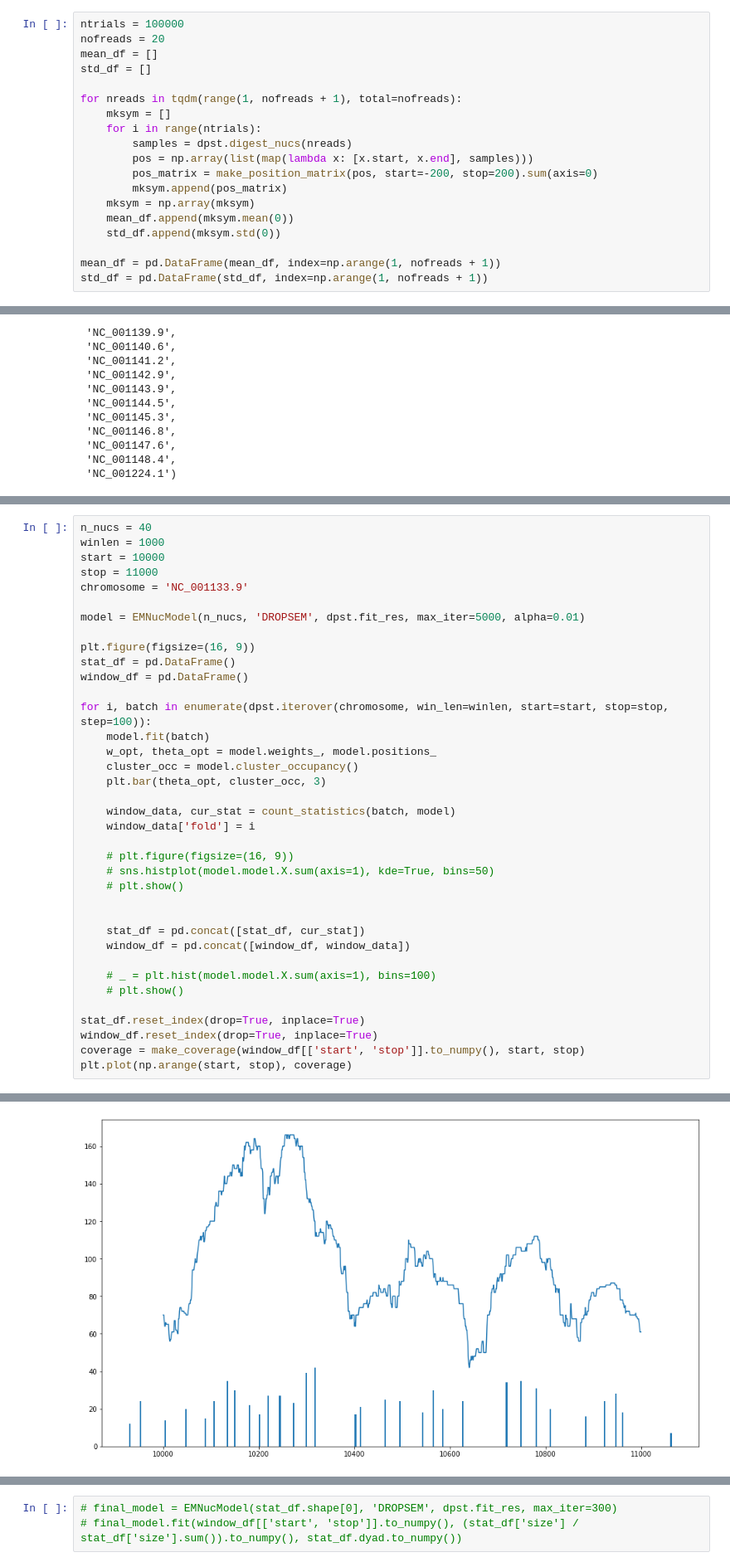
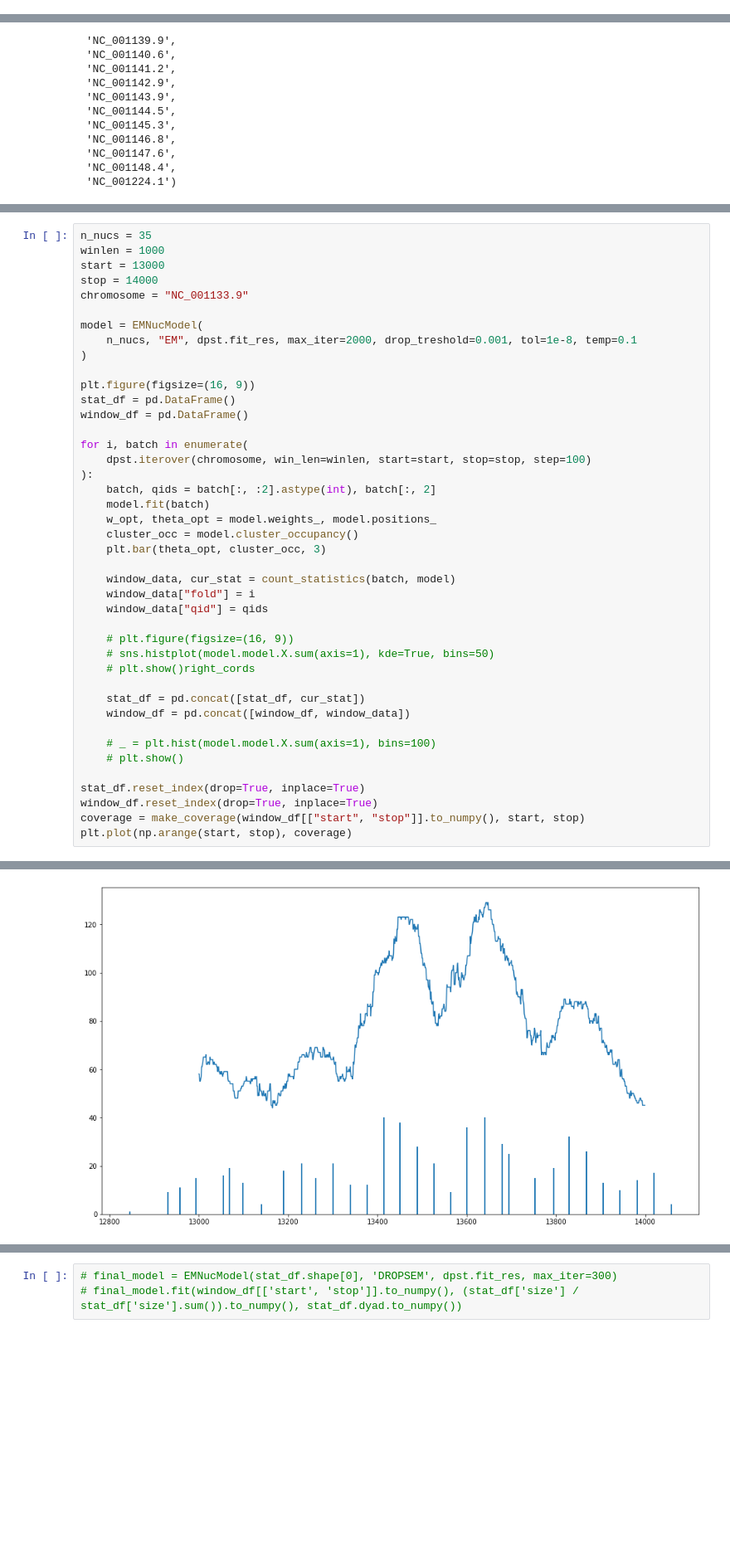
Before and after one commit to intbio/NucDPosIT, a Jupyter notebook: src/NucDPosIT/develop.ipynb, the cells around one changed output, grey strips where cells are left out. Shown at 83% size. Cells and saved outputs as stored; diff of their text form; blank space fills up the shorter version.

```diff
--- a/src/NucDPosIT/develop.ipynb
+++ b/src/NucDPosIT/develop.ipynb
@@ -281,22 +228,3 @@ plt.plot(std_template)
-# %%
-ntrials = 100000
-nofreads = 20
-mean_df = []
-std_df = []
-
-for nreads in tqdm(range(1, nofreads + 1), total=nofreads):
-    mksym = []
-    for i in range(ntrials):
-        samples = dpst.digest_nucs(nreads)
-        pos = np.array(list(map(lambda x: [x.start, x.end], samples)))
-        pos_matrix = make_position_matrix(pos, start=-200, stop=200).sum(axis=0)
-        mksym.append(pos_matrix)
-    mksym = np.array(mksym)
-    mean_df.append(mksym.mean(0))
-    std_df.append(mksym.std(0))
-
-mean_df = pd.DataFrame(mean_df, index=np.arange(1, nofreads + 1))
-std_df = pd.DataFrame(std_df, index=np.arange(1, nofreads + 1))
 # %%
 # mean_df.iloc[9].T.plot()
 plt.plot(nuc_template)
@@ -388,40 +255,45 @@ c.shape
 # %%
-n_nucs = 40
+n_nucs = 35
 winlen = 1000
-start = 10000
-stop = 11000
-chromosome = 'NC_001133.9'
+start = 13000
+stop = 14000
+chromosome = "NC_001133.9"
 
-model = EMNucModel(n_nucs, 'DROPSEM', dpst.fit_res, max_iter=5000, alpha=0.01)
+model = EMNucModel(
+    n_nucs, "EM", dpst.fit_res, max_iter=2000, drop_treshold=0.001, tol=1e-8, temp=0.1
+)
 
 plt.figure(figsize=(16, 9))
 stat_df = pd.DataFrame()
 window_df = pd.DataFrame()
 
-for i, batch in enumerate(dpst.iterover(chromosome, win_len=winlen, start=start, stop=stop, step=100)):
+for i, batch in enumerate(
+    dpst.iterover(chromosome, win_len=winlen, start=start, stop=stop, step=100)
+):
+    batch, qids = batch[:, :2].astype(int), batch[:, 2]
     model.fit(batch)
     w_opt, theta_opt = model.weights_, model.positions_
     cluster_occ = model.cluster_occupancy()
     plt.bar(theta_opt, cluster_occ, 3)
 
     window_data, cur_stat = count_statistics(batch, model)
-    window_data['fold'] = i
+    window_data["fold"] = i
+    window_data["qid"] = qids
 
     # plt.figure(figsize=(16, 9))
     # sns.histplot(model.model.X.sum(axis=1), kde=True, bins=50)
-    # plt.show()
-
+    # plt.show()right_cords
 
     stat_df = pd.concat([stat_df, cur_stat])
     window_df = pd.concat([window_df, window_data])
 
     # _ = plt.hist(model.model.X.sum(axis=1), bins=100)
     # plt.show()
 
 stat_df.reset_index(drop=True, inplace=True)
 window_df.reset_index(drop=True, inplace=True)
-coverage = make_coverage(window_df[['start', 'stop']].to_numpy(), start, stop)
+coverage = make_coverage(window_df[["start", "stop"]].to_numpy(), start, stop)
 plt.plot(np.arange(start, stop), coverage)
 # %% [output]
 [<matplotlib.lines.Line2D at 0x...>]
-[figure, old version]
+[figure, new version]
```
Also changed, not shown: parts of 120 cells of this notebook.
